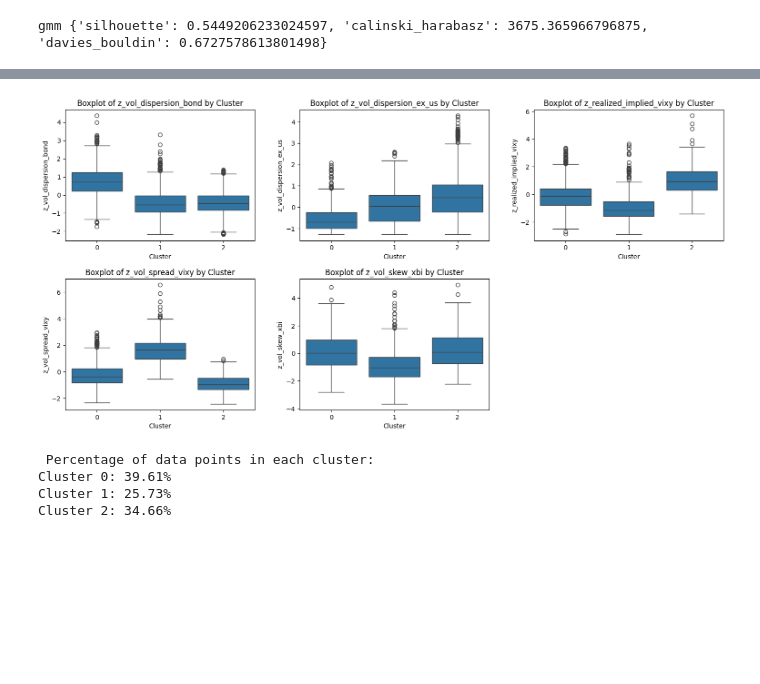
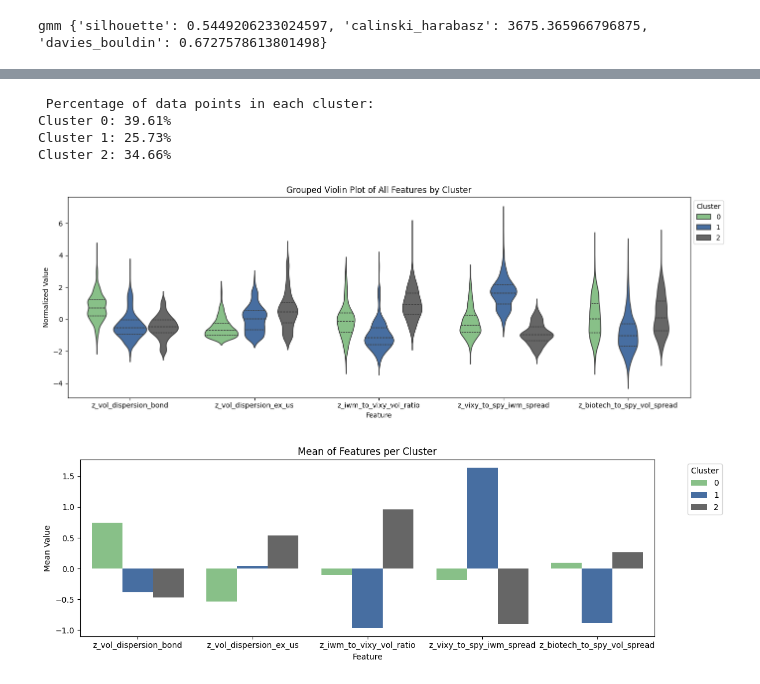
Before and after one commit to eSVeeF/hierarchical-regime-trading-ml, a Jupyter notebook: volatility_regime.ipynb, the cells around one changed output, grey strips where cells are left out. Saved outputs shown, nothing was run; the diff lists cells and outputs as text; code cells hidden in the pictures; blank space fills up the shorter version.

```diff
--- a/volatility_regime.ipynb
+++ b/volatility_regime.ipynb
@@ -388,32 +338,3 @@ plt.show()
-# %%
-# Assign cluster labels to the original data
-df_clustered = df_pivot_clean.copy()
-df_clustered['Cluster'] = gmm_labels
-
-# Create boxplots: one subplot per feature in a grid (2 cols)
-num_features = df_pivot_clean.shape[1]
-ncols = 3
-nrows = math.ceil(num_features / ncols)
-
-fig, axs = plt.subplots(nrows=nrows, ncols=ncols, figsize=(16, 4 * nrows))
-fig.tight_layout(pad=4.0)
-
-# Flatten axes array for easy iteration
-axs = axs.flatten()
-
-for i, column in enumerate(df_pivot_clean.columns):
-    sns.boxplot(x='Cluster', y=column, data=df_clustered, ax=axs[i])
-    axs[i].set_title(f'Boxplot of {column} by Cluster')
-    axs[i].set_xlabel('Cluster')
-    axs[i].set_ylabel(column)
-
-# Hide any empty subplots if the number of features is odd
-for j in range(i + 1, len(axs)):
-    fig.delaxes(axs[j])
-
-plt.show()
-# %% [output]
-[figure, old version]
 # %%
 # Print percentage of data points in each cluster
 cluster_counts = pd.Series(gmm_labels).value_counts(normalize=True) * 100
@@ -425,3 +346,53 @@ for cluster_id, percentage in cluster_counts.sort_index().items():
 Cluster 0: 39.61%
 Cluster 1: 25.73%
 Cluster 2: 34.66%
+# %%
+df_interpret = df_pivot_clean.copy()
+# Assign cluster labels
+df_interpret['Cluster'] = gmm_labels
+
+# Melt the dataframe to long format for seaborn
+df_melted = df_interpret.reset_index().melt(id_vars=['Cluster'],
+                                              value_vars=df_interpret.columns,
+                                              var_name='Feature',
+                                              value_name='Value')
+
+# Create grouped violin plot
+plt.figure(figsize=(14, 5))
+sns.violinplot(
+    data=df_melted,
+    x='Feature',
+    y='Value',
+    hue='Cluster',
+    palette=cluster_palette,
+    split=False,        # Merge both clusters' violins in one shape if applicable
+    inner='quartile',  # Show quartiles instead of full box
+    linewidth=1.2
+)
+
+plt.title('Grouped Violin Plot of All Features by Cluster')
+plt.ylabel('Value')
+plt.legend(title='Cluster', bbox_to_anchor=(1, 1), loc='upper left')
+plt.tight_layout()
+plt.show()
+# %% [output]
+[figure, new version]
+# %%
+# Calculate mean value per feature per cluster
+mean_per_cluster = df_interpret.groupby('Cluster').mean().T  # Transpose to get features as rows
+
+# Melt the data for grouped barplot
+melted = mean_per_cluster.reset_index().melt(id_vars='index', var_name='Cluster', value_name='Mean')
+melted = melted.rename(columns={'index': 'Feature'})
+
+# Plot grouped barplot
+plt.figure(figsize=(12, 4))
+sns.barplot(x='Feature', y='Mean', hue='Cluster', data=melted, palette=cluster_palette)
+
+plt.title('Mean of Features per Cluster')
+plt.ylabel('Mean Value')
+plt.legend(title='Cluster', bbox_to_anchor=(1.05, 1), loc='upper left')
+plt.tight_layout()
+plt.show()
+# %% [output]
+[figure, new version]
```
Also changed, not shown: parts of 15 cells of this notebook, 1 other file.
